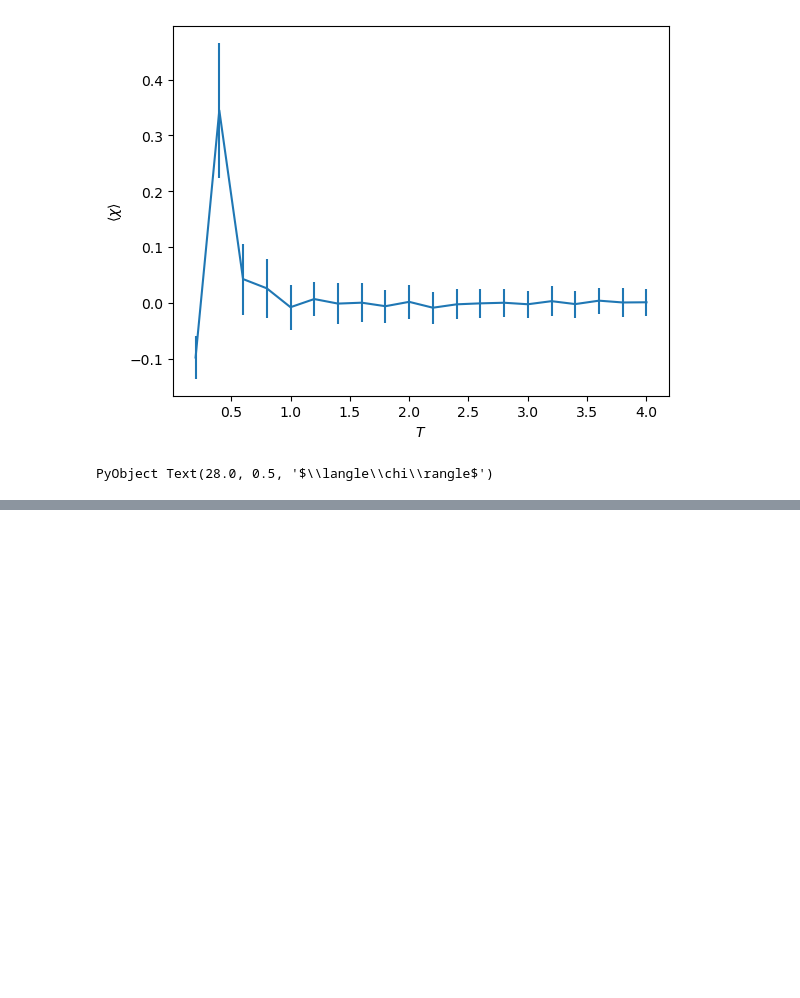
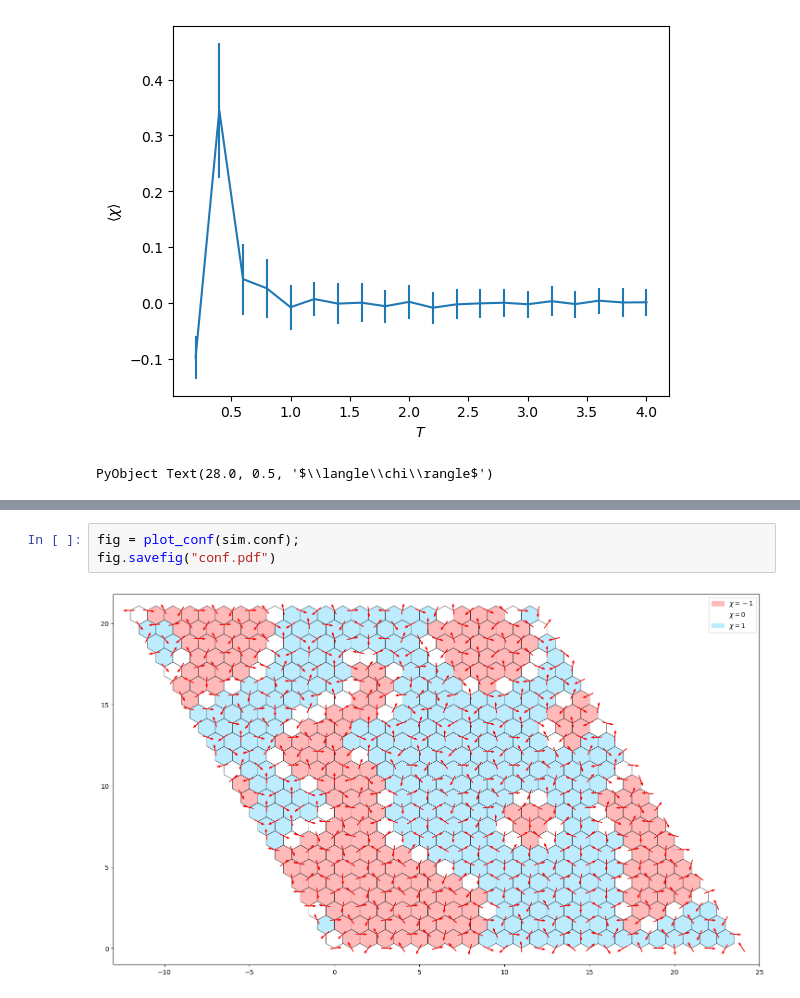
Before and after one commit to krivenko/MX2RKKY.jl, a Jupyter notebook: notebooks/Neel.ipynb, the cells around one changed output, grey strips where cells are left out. Drawn from its saved outputs; the diff is of its cells as text; blank space fills up the shorter version.

```diff
--- a/notebooks/Neel.ipynb
+++ b/notebooks/Neel.ipynb
@@ -150,0 +171,5 @@ plot_conf (generic function with 2 methods)
+# %%
+fig = plot_conf(sim.conf);
+fig.savefig("conf.pdf")
+# %% [output]
+[figure, added]
```
Also changed, not shown: parts of 8 cells of this notebook.
